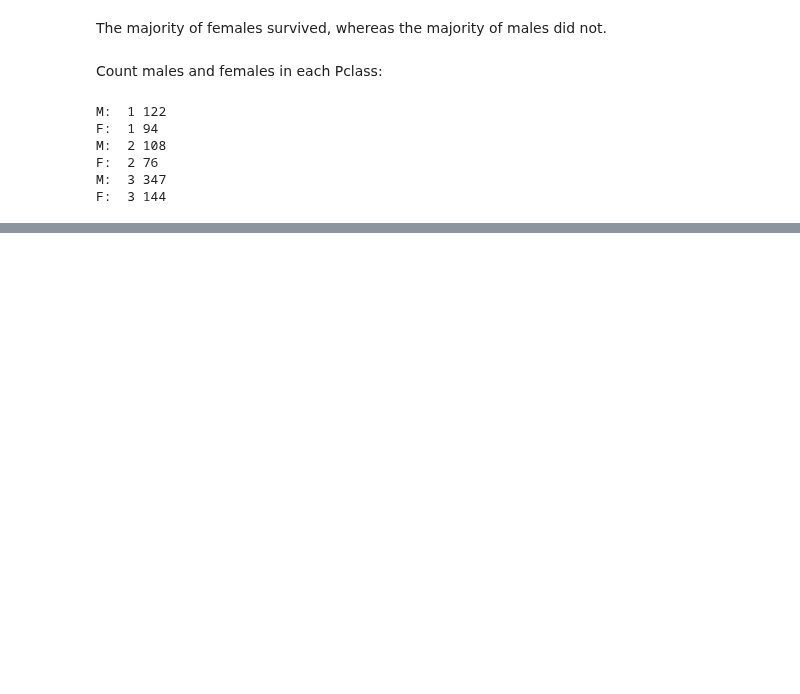
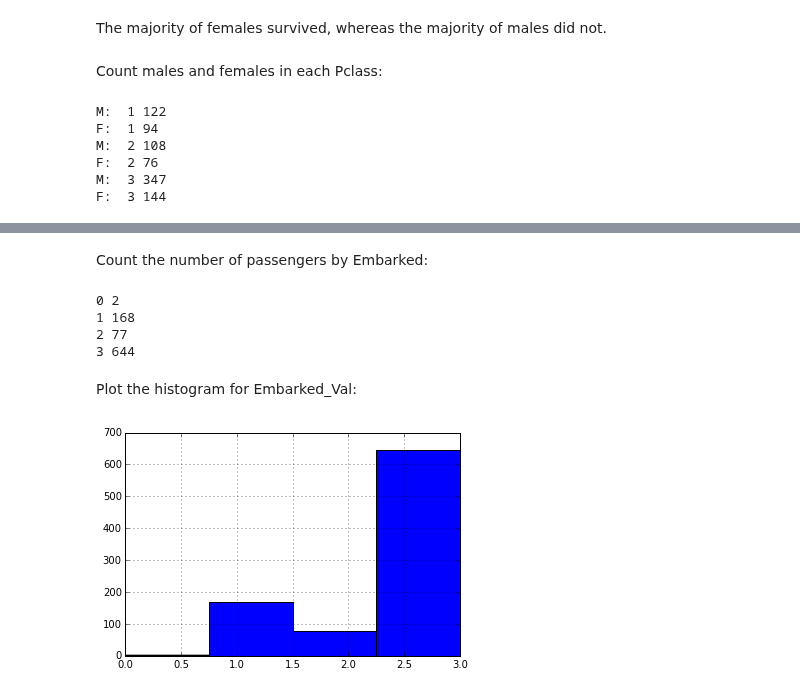
Before and after one commit to donnemartin/data-science-ipython-notebooks, a Jupyter notebook: kaggle/titanic.ipynb, the cells around one changed output, grey strips where cells are left out. Drawn from its saved outputs; the diff is of its cells as text; code cells hidden in the pictures; blank space fills up the shorter version.

Commit message:
Added snippets to analyze the Titanic Embarked feature.

```diff
--- a/kaggle/titanic.ipynb
+++ b/kaggle/titanic.ipynb
@@ -261,0 +274,3 @@ F:  3 144
+# %%
+embarked_locations = sort(df['Embarked'].unique())
+embarked_locations
@@ -261,0 +281,4 @@ F:  3 144
+# %%
+embarked_locations_mapping = dict(zip(embarked_locations,
+                                      range(0, len(embarked_locations) + 1)))
+embarked_locations_mapping
@@ -261,0 +289,3 @@ F:  3 144
+# %%
+df['Embarked_Val'] = df['Embarked'].map(embarked_locations_mapping).astype(int)
+df.head()
@@ -261,0 +299,17 @@ F:  3 144
+# %% [markdown]
+Count the number of passengers by Embarked:
+# %%
+for embarked in range(0, len(embarked_locations)):
+    print embarked, len(df[df['Embarked_Val'] == embarked])
+# %% [output]
+0 2
+1 168
+2 77
+3 644
+# %% [markdown]
+Plot the histogram for Embarked_Val:
+# %%
+df['Embarked_Val'].hist(bins=len(embarked_locations))
+plt.show()
+# %% [output]
+[figure, added]
```
Also changed, not shown: parts of 17 cells of this notebook.
